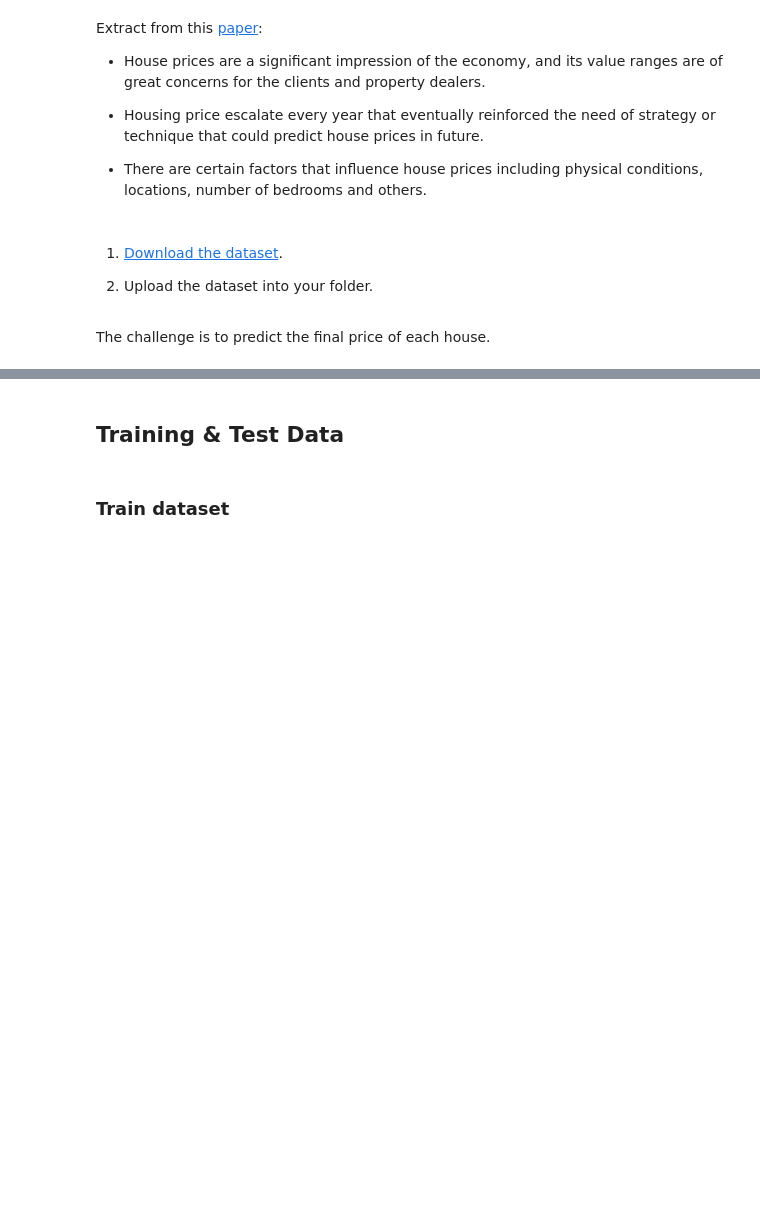
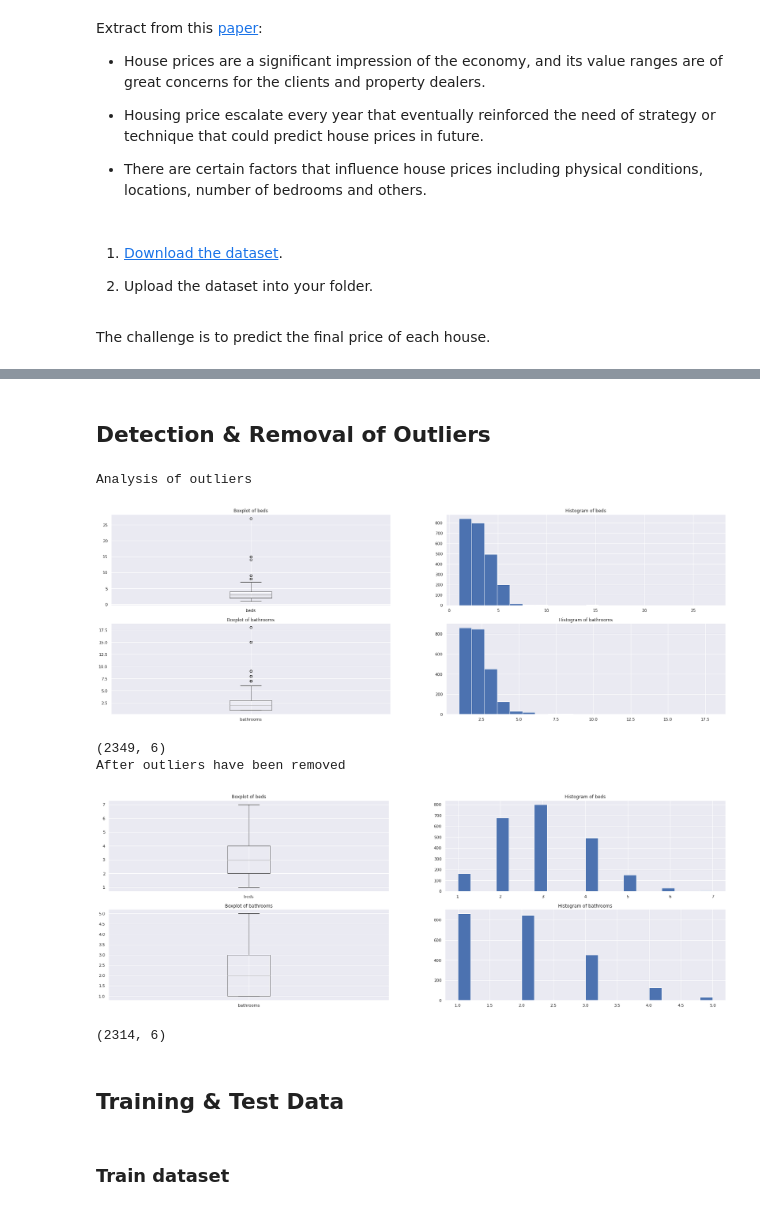
Before and after one commit to andylynchul/ET5003_Assignments, a Jupyter notebook: Week 3/ET5003_Etivity2_ALynch_20208189.ipynb, the cells around one changed output, grey strips where cells are left out. Drawn from its saved outputs; the diff is of its cells as text; code cells hidden in the pictures; blank space fills up the shorter version.

```diff
--- a/Week 3/ET5003_Etivity2_ALynch_20208189.ipynb
+++ b/Week 3/ET5003_Etivity2_ALynch_20208189.ipynb
@@ -96,0 +302,11 @@ The challenge is to predict the final price of each house.
+# %%
+#inpute all missing categorical values
+df_train_p[df_train_p.select_dtypes("object").columns] = df_train_p.select_dtypes("object").fillna("unknown")
+df_test_p[df_test_p.select_dtypes("object").columns] = df_test_p.select_dtypes("object").fillna("unknown")
+
+# Relook at missing value
+print("List of Cats with NA after imputing:")
+print(df_train_p.select_dtypes(include=['object']).isna().sum())
+
+# Total num Cetegorical Data with nan's
+print("\nTotal Count:", df_train_p.select_dtypes(include=['object']).isna().values.sum())
@@ -96,0 +358,13 @@ The challenge is to predict the final price of each house.
+# %%
+# First filter out those rows which
+# does not contain any data
+df_train_p = df_train_p.dropna(how = 'any')
+df_train_p.drop(df_train_p[df_train_p['beds'] == 0].index, inplace = True)
+df_train_p.drop(df_train_p[df_train_p['bathrooms'] == 0].index, inplace = True)
+
+print(df_train_p.select_dtypes(exclude=['object']).isna().sum())
+
+# Apply to test data set
+#df_test_p = df_test_p.dropna(how = 'any')
+#df_test_p.drop(df_test_p[df_test_p['beds'] == 0].index, inplace = True)
+#df_test_p.drop(df_test_p[df_test_p['bathrooms'] == 0].index, inplace = True)
@@ -96,0 +379,2 @@ The challenge is to predict the final price of each house.
+# %% [markdown]
+## Detection & Removal of Outliers
@@ -97,2 +417,26 @@ The challenge is to predict the final price of each house.
+# %%
+#Select features to include in plots
+include_featues = ['beds','bathrooms']
+
+#run print function
+print("Analysis of outliers")
+plot_box_hist(df_train_p, include_featues)
+print(df_train_p.shape)
+
+print("After outliers have been removed")
+for i in range(0, len(include_featues)):
+    df_train_p = remove_outliers(df_train_p,include_featues[i])
+    #df_test_p = remove_outliers(df_test_p,include_featues[i])
+
+#run print function
+plot_box_hist(df_train_p, include_featues)
+print(df_train_p.shape)
+# %% [output]
+Analysis of outliers
+[figure, added]
+(2349, 6)
+After outliers have been removed
+[figure, added]
+(2314, 6)
 # %% [markdown]
 ## Training & Test Data
```
Also changed, not shown: parts of 47 cells of this notebook.
